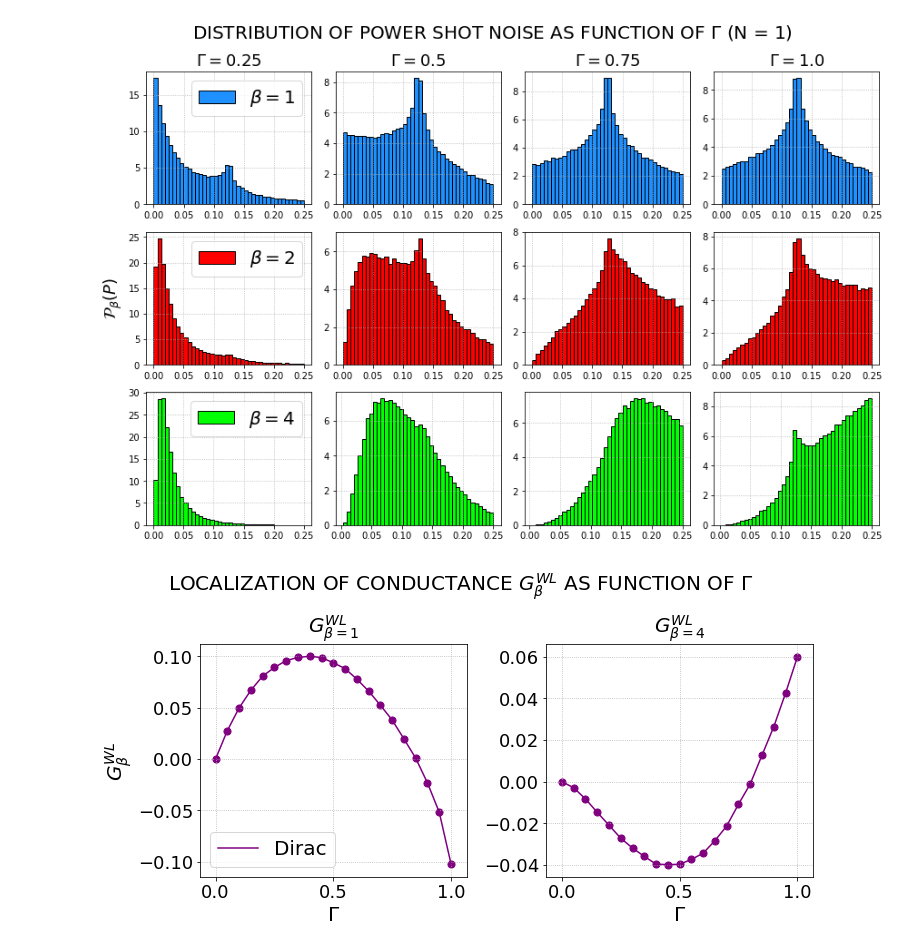
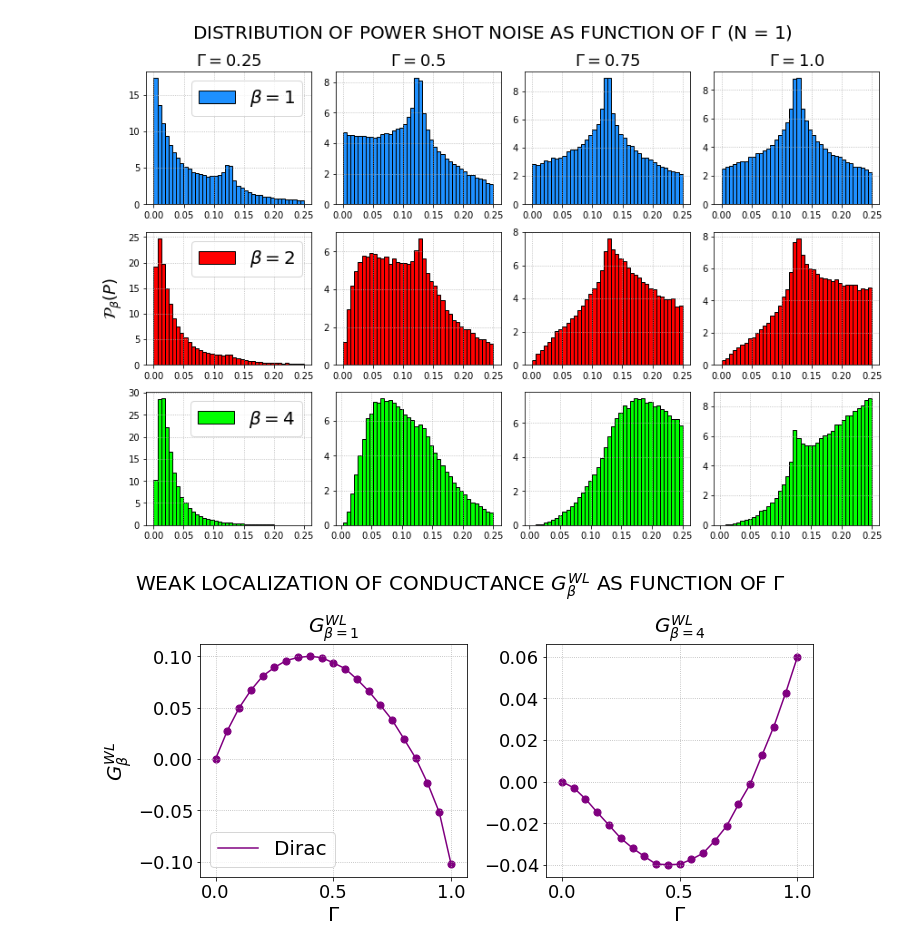
Before and after one commit to Rafffaelb/Dirac_Billiard, a Jupyter notebook: Chiral/Data_Analysis/Dirac_Conductance_ShotNoise.ipynb, the cells around one changed output. Saved outputs shown, nothing was run; the diff lists cells and outputs as text; code cells hidden in the pictures.

Commit message:
Updating Conductance ShotNoise Jupyter Notebook file

```diff
--- a/Chiral/Data_Analysis/Dirac_Conductance_ShotNoise.ipynb
+++ b/Chiral/Data_Analysis/Dirac_Conductance_ShotNoise.ipynb
@@ -734,37 +734,37 @@ for j in range(0,4):
 # %%
 fig, axs = plt.subplots(1,2, figsize = (10,5), constrained_layout = True)
 
-fig.suptitle(r'LOCALIZATION OF CONDUCTANCE $G^{WL}_{\beta}$ AS FUNCTION OF $\Gamma$', fontsize = 20)
+fig.suptitle(r'WEAK LOCALIZATION OF CONDUCTANCE $G^{WL}_{\beta}$ AS FUNCTION OF $\Gamma$', fontsize = 20)
 
 
 for j in range(0,2):
 
     if (j == 0):
         axs[0].set_title(r'$G^{WL}_{\beta = 1}$', fontsize = 20)
         axs[0].set_ylabel(r'$G^{WL}_{\beta}$', fontsize = 20)
 
         variable_1 = meanG_O_1 - meanG_U_1;
     else:
         if (j == 1):
 
             axs[1].set_title(r'$G^{WL}_{\beta = 4}$', fontsize = 20)
 
             variable_1 = meanG_S_1 - meanG_U_1;
 
 
     for k in range(0,len(meanG_O_1)):
         axs[j].scatter((k)/20, variable_1[k], s = 50, color = 'purple', alpha = 1)
 
 
     axs[j].plot([i/20 for i in range(0,21)], variable_1, label = 'Dirac', color = 'purple', linestyle = '-')
 
     axs[j].grid(linestyle=':')
     axs[0].legend(fontsize = 20)
 
     axs[j].set_xlabel(r'$\Gamma$', fontsize = 20)
     axs[j].tick_params(axis = 'both', which = 'major', labelsize = 18)
 # %% [output]
-[figure, old version]
+[figure, new version]
 # %%
 fig, axs = plt.subplots(1,2, figsize = (10,5), constrained_layout = True)
 
```
Also changed, not shown: parts of 1 cell of this notebook.
